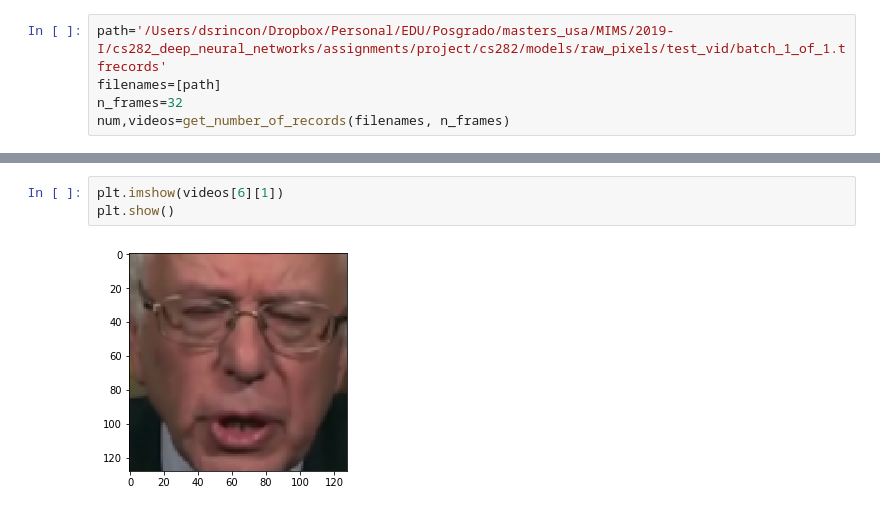
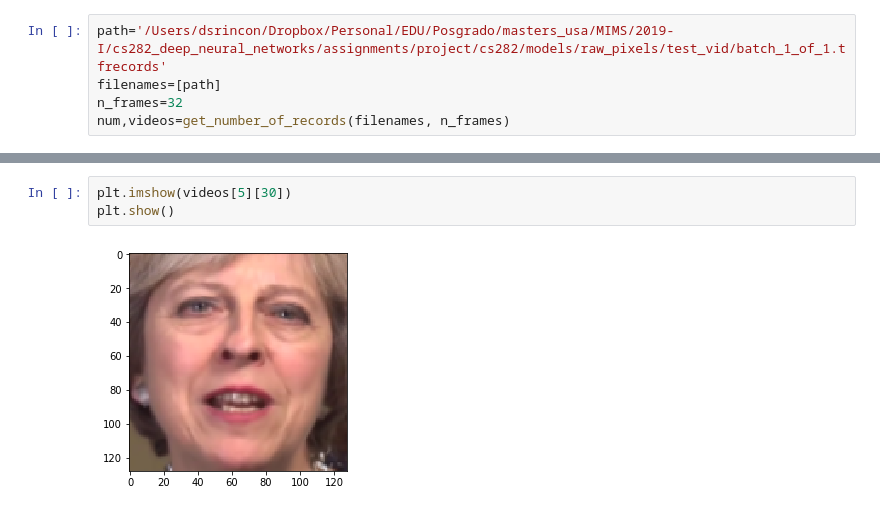
Before and after one commit to agarwalShruti15/cs282, a Jupyter notebook: models/raw_pixels/cs282-raw_pixels_video_speaker_identification.ipynb, the cells around one changed output, grey strips where cells are left out. Saved outputs shown, nothing was run; the diff lists cells and outputs as text.

```diff
--- a/models/raw_pixels/cs282-raw_pixels_video_speaker_identification.ipynb
+++ b/models/raw_pixels/cs282-raw_pixels_video_speaker_identification.ipynb
@@ -28,5 +28,5 @@ print(np.array(videos).shape)
 # %%
-plt.imshow(videos[6][1])
+plt.imshow(videos[5][30])
 plt.show()
 # %% [output]
-[figure, old version]
+[figure, new version]
```
Also changed, not shown: parts of 1 cell of this notebook, 1 other file.
